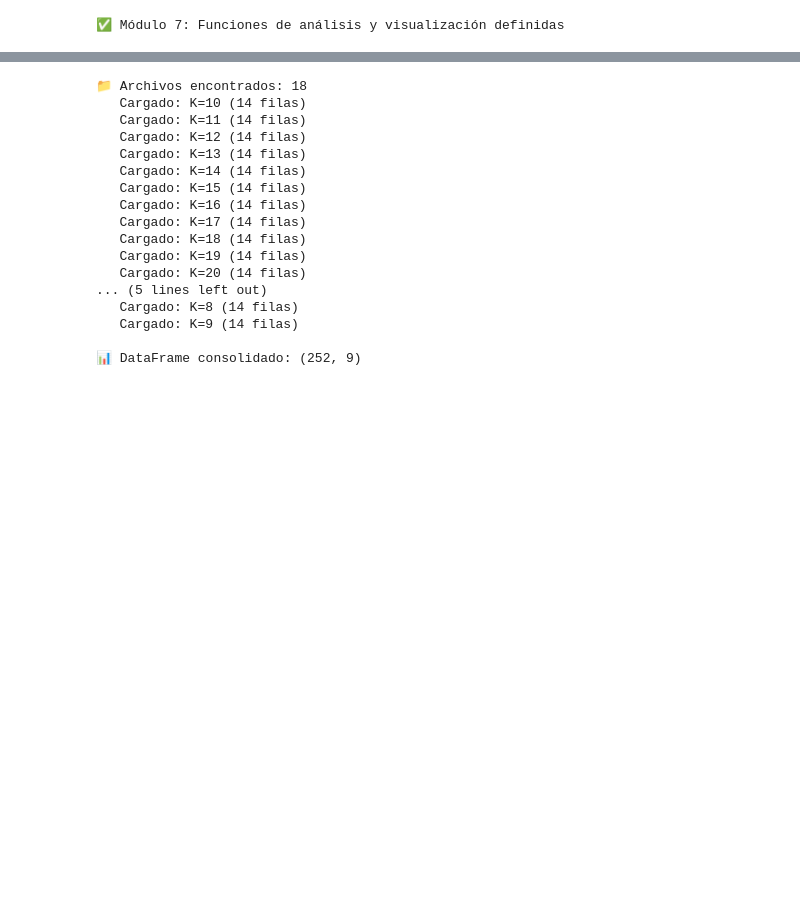
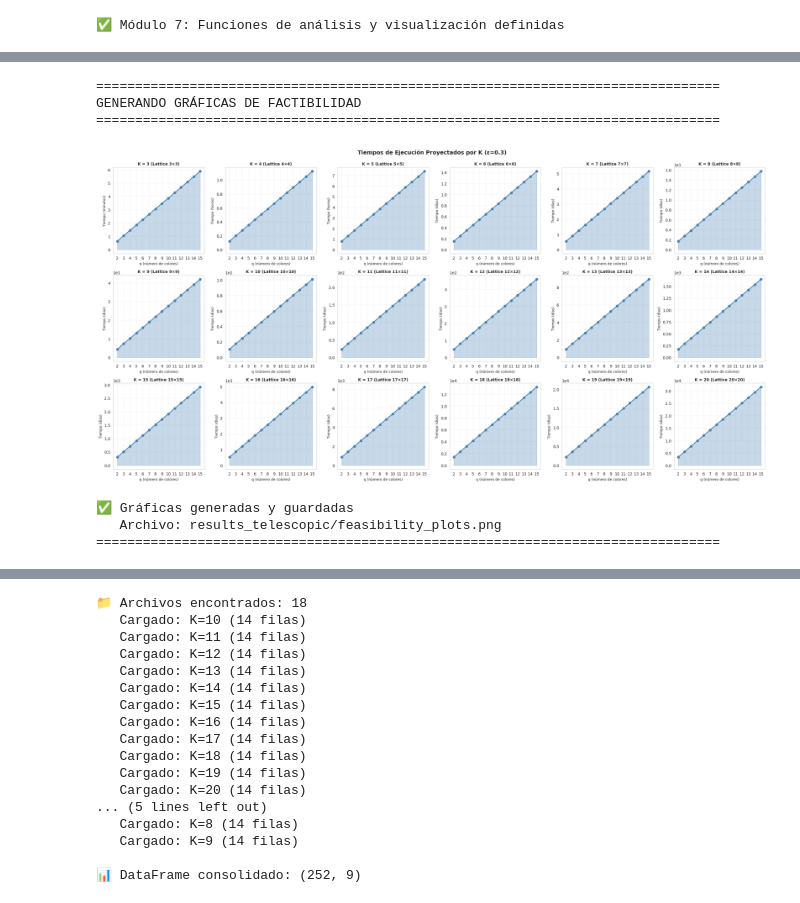
Before and after one commit to RiemannIntegrable/tarea2_cm, a Jupyter notebook: notebooks/tarea2_telescopico.ipynb, the cells around one changed output, grey strips where cells are left out. Cells and saved outputs as stored; diff of their text form; code cells hidden in the pictures; blank space fills up the shorter version.

```diff
--- a/notebooks/tarea2_telescopico.ipynb
+++ b/notebooks/tarea2_telescopico.ipynb
@@ -1112,0 +1293,77 @@ print("✅ Módulo 7: Funciones de análisis y visualización definidas")
+# %%
+# Crear 18 gráficas individuales (una por cada K)
+print("\n" + "="*80)
+print("GENERANDO GRÁFICAS DE FACTIBILIDAD")
+print("="*80)
+
+# Crear figura con 18 subplots (grid 3x6)
+fig, axes = plt.subplots(3, 6, figsize=(24, 12))
+axes = axes.flatten()
+
+# Función auxiliar para formatear tiempos
+def format_time(seconds):
+    """Retorna tiempo en la unidad más apropiada"""
+    if seconds < 60:
+        return seconds, 'segundos'
+    elif seconds < 3600:
+        return seconds / 60, 'minutos'
+    elif seconds < 86400:
+        return seconds / 3600, 'horas'
+    else:
+        return seconds / 86400, 'días'
+
+# Para cada K, crear una gráfica
+for idx, K in enumerate(K_VALUES):
+    ax = axes[idx]
+
+    # Filtrar datos para este K
+    df_K = df_projection[df_projection['K'] == K]
+
+    # Determinar escala automática según magnitud
+    max_time_seg = df_K['tiempo_seg'].max()
+    time_values, time_unit = format_time(max_time_seg)
+
+    # Convertir todos los tiempos a la unidad seleccionada
+    if time_unit == 'segundos':
+        y_values = df_K['tiempo_seg'].values
+    elif time_unit == 'minutos':
+        y_values = df_K['tiempo_min'].values
+    elif time_unit == 'horas':
+        y_values = df_K['tiempo_horas'].values
+    else:  # días
+        y_values = df_K['tiempo_seg'].values / 86400
+
+    # Graficar
+    ax.plot(df_K['q'].values, y_values, marker='o', linewidth=2, markersize=6, color='steelblue')
+    ax.fill_between(df_K['q'].values, y_values, alpha=0.3, color='steelblue')
+
+    # Etiquetas y título
+    ax.set_xlabel('q (número de colores)', fontsize=9)
+    ax.set_ylabel(f'Tiempo ({time_unit})', fontsize=9)
+    ax.set_title(f'K = {K} (Lattice {K}×{K})', fontsize=10, fontweight='bold')
+    ax.grid(True, alpha=0.3, linestyle='--')
+    ax.set_xticks(Q_VALUES)
+
+    # Formato de los valores del eje Y
+    ax.ticklabel_format(style='sci', axis='y', scilimits=(0,0))
+
+plt.suptitle('Tiempos de Ejecución Proyectados por K (ε=0.3)',
+             fontsize=14, fontweight='bold', y=0.995)
+plt.tight_layout()
+
+# Guardar figura
+plots_path = os.path.join(RESULTS_DIR, 'feasibility_plots.png')
+plt.savefig(plots_path, dpi=150, bbox_inches='tight')
+plt.show()
+
+print(f"\n✅ Gráficas generadas y guardadas")
+print(f"   Archivo: {plots_path}")
+print("="*80)
+# %% [output]
+================================================================================
+GENERANDO GRÁFICAS DE FACTIBILIDAD
+================================================================================
+[figure, added]
+✅ Gráficas generadas y guardadas
+   Archivo: results_telescopic/feasibility_plots.png
+================================================================================
```
Also changed, not shown: parts of 8 cells of this notebook, 4 other files.
